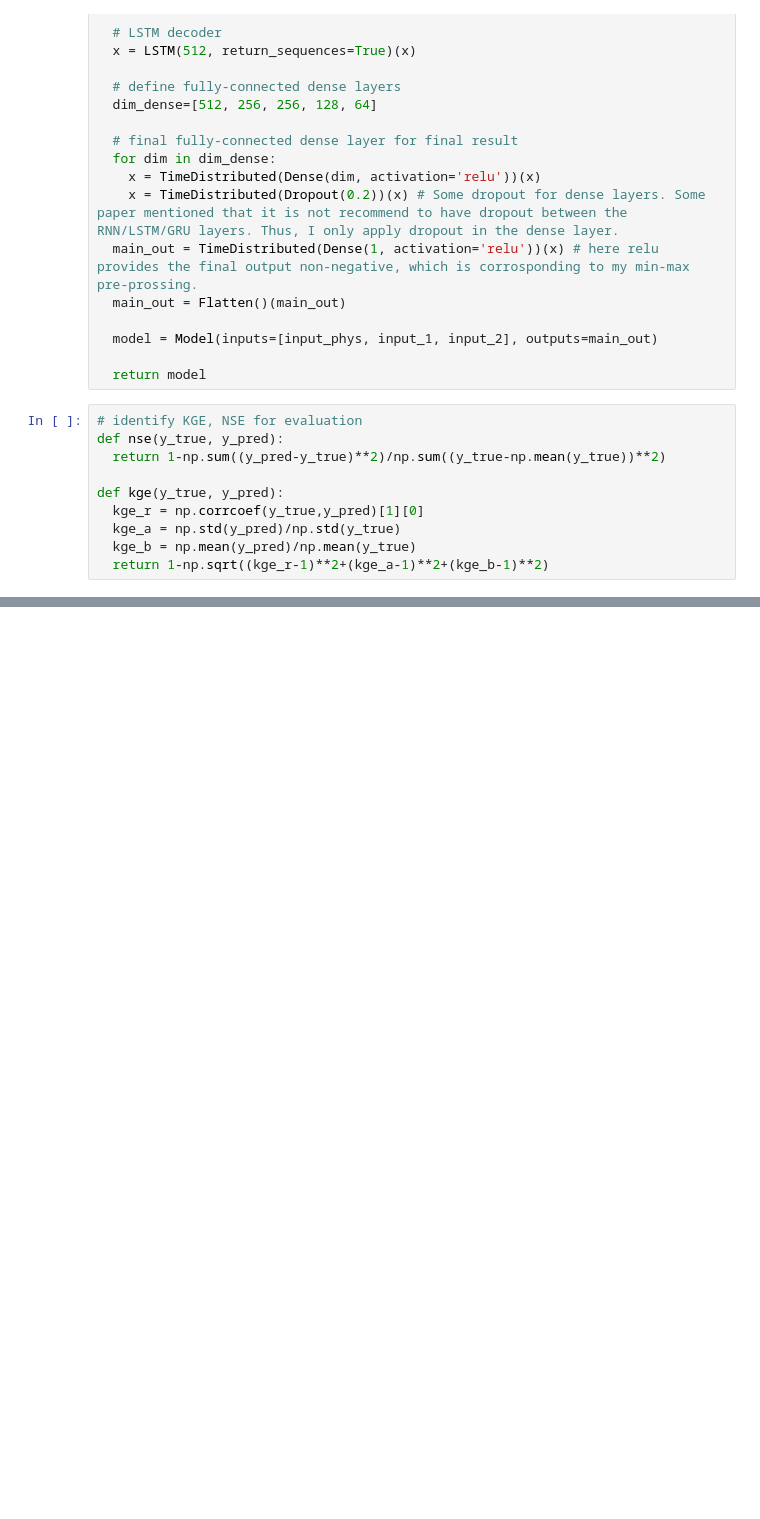
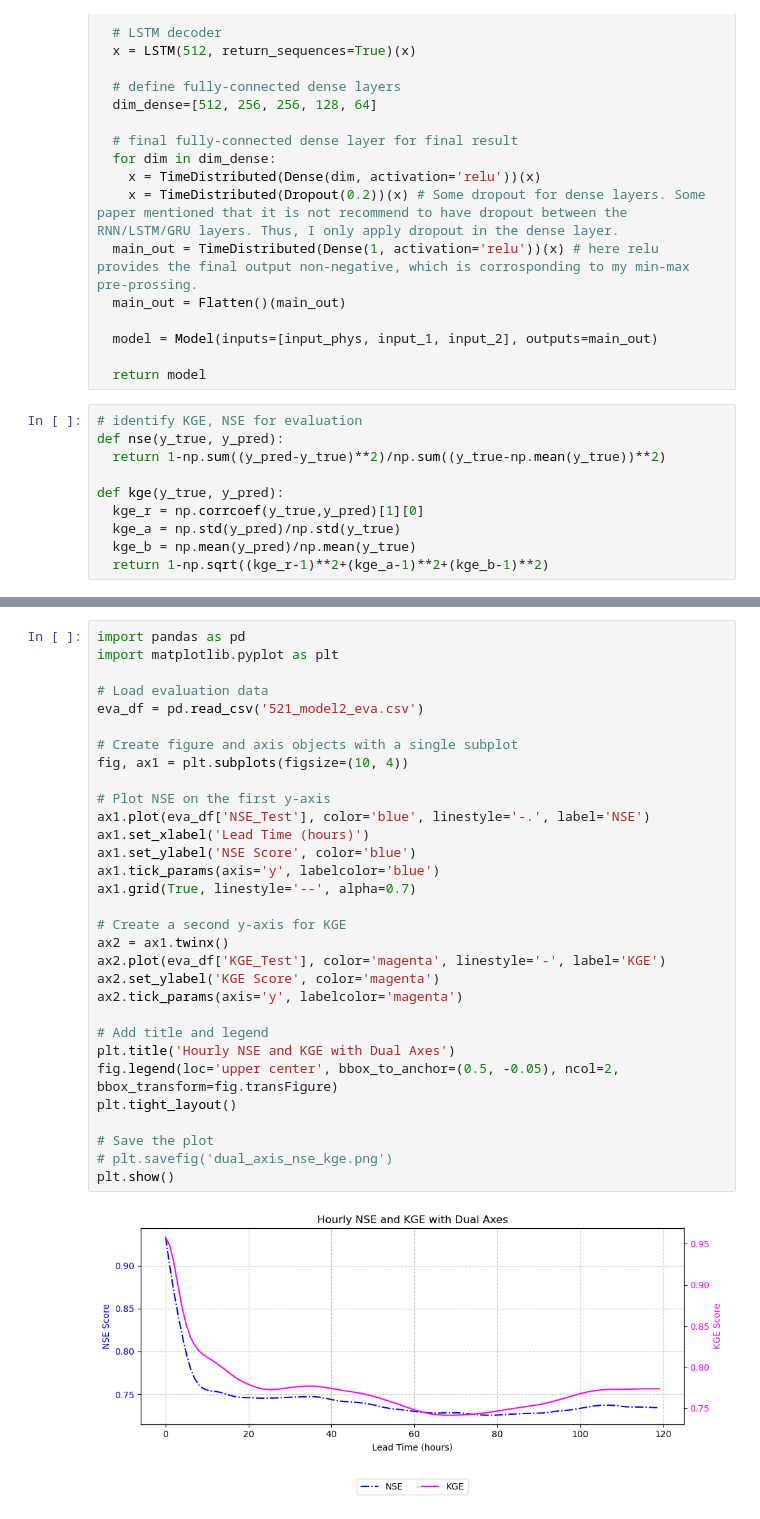
Before and after one commit to uihilab/HydroLSTM, a Jupyter notebook: model1_EDLSTM.ipynb, the cells around one changed output, grey strips where cells are left out. Saved outputs shown, nothing was run; the diff lists cells and outputs as text; blank space fills up the shorter version.

```diff
--- a/model1_EDLSTM.ipynb
+++ b/model1_EDLSTM.ipynb
@@ -214,0 +204,33 @@ ValueError: Argument(s) not recognized: {'lr': 0.0001}
+# %%
+import pandas as pd
+import matplotlib.pyplot as plt
+
+# Load evaluation data
+eva_df = pd.read_csv('521_model2_eva.csv')
+
+# Create figure and axis objects with a single subplot
+fig, ax1 = plt.subplots(figsize=(10, 4))
+
+# Plot NSE on the first y-axis
+ax1.plot(eva_df['NSE_Test'], color='blue', linestyle='-.', label='NSE')
+ax1.set_xlabel('Lead Time (hours)')
+ax1.set_ylabel('NSE Score', color='blue')
+ax1.tick_params(axis='y', labelcolor='blue')
+ax1.grid(True, linestyle='--', alpha=0.7)
+
+# Create a second y-axis for KGE
+ax2 = ax1.twinx()
+ax2.plot(eva_df['KGE_Test'], color='magenta', linestyle='-', label='KGE')
+ax2.set_ylabel('KGE Score', color='magenta')
+ax2.tick_params(axis='y', labelcolor='magenta')
+
+# Add title and legend
+plt.title('Hourly NSE and KGE with Dual Axes')
+fig.legend(loc='upper center', bbox_to_anchor=(0.5, -0.05), ncol=2, bbox_transform=fig.transFigure)
+plt.tight_layout()
+
+# Save the plot
+# plt.savefig('dual_axis_nse_kge.png')
+plt.show()
+# %% [output]
+[figure, added]
```
Also changed, not shown: parts of 2 cells of this notebook.
